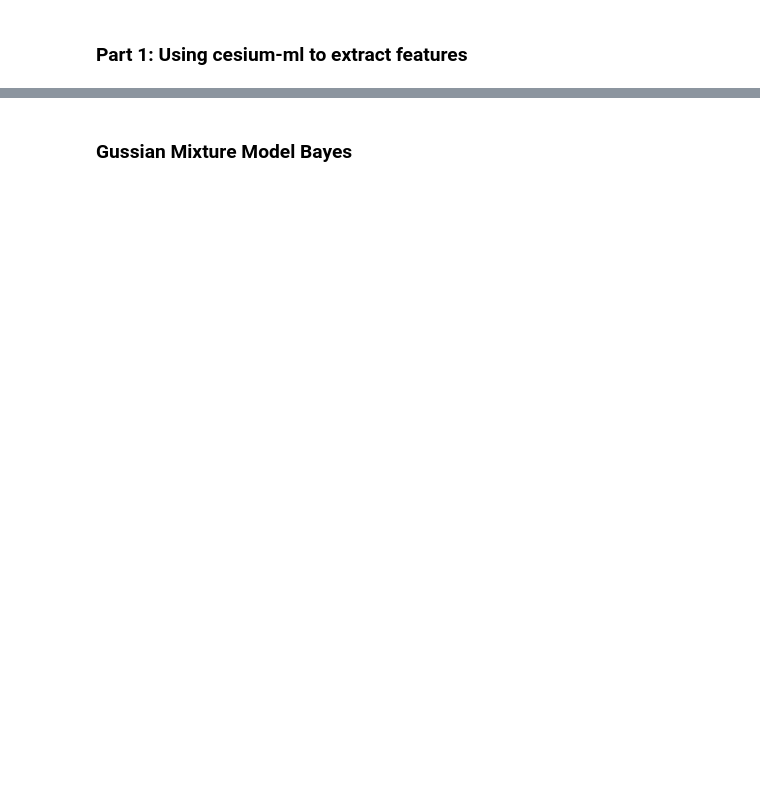
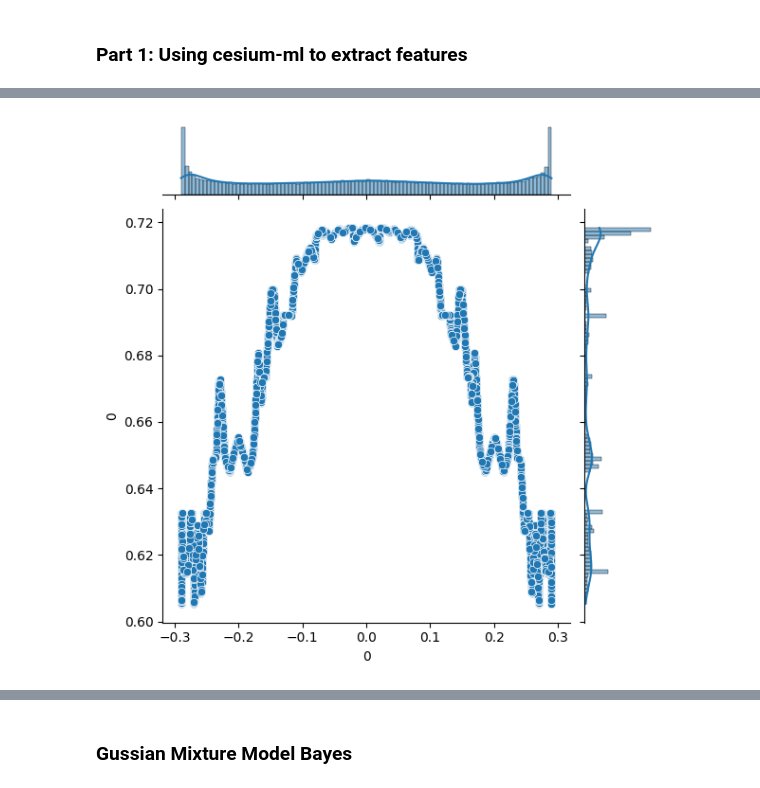
Before and after one commit to mmckay18/astr598_spr24_classification_repo, a Jupyter notebook: NOTEBOOKS/classification_models.ipynb, the cells around one changed output, grey strips where cells are left out. Drawn from its saved outputs; the diff is of its cells as text; code cells hidden in the pictures; blank space fills up the shorter version.

```diff
--- a/NOTEBOOKS/classification_models.ipynb
+++ b/NOTEBOOKS/classification_models.ipynb
@@ -112,0 +132,10 @@ fset_cesium.head()
+# %%
+# Assuming you have two features 'feature1' and 'feature2' in your fset_cesium DataFrame
+feature1 = fset_cesium['skew'].loc[0]
+feature2 = fset_cesium['median_absolute_deviation'].loc[0]
+
+sns.jointplot(x=feature1, y=feature2, kind='scatter', marginal_kws=dict(bins=100, kde=True))
+
+plt.show()
+# %% [output]
+[figure, added]
```
Also changed, not shown: parts of 25 cells of this notebook.
